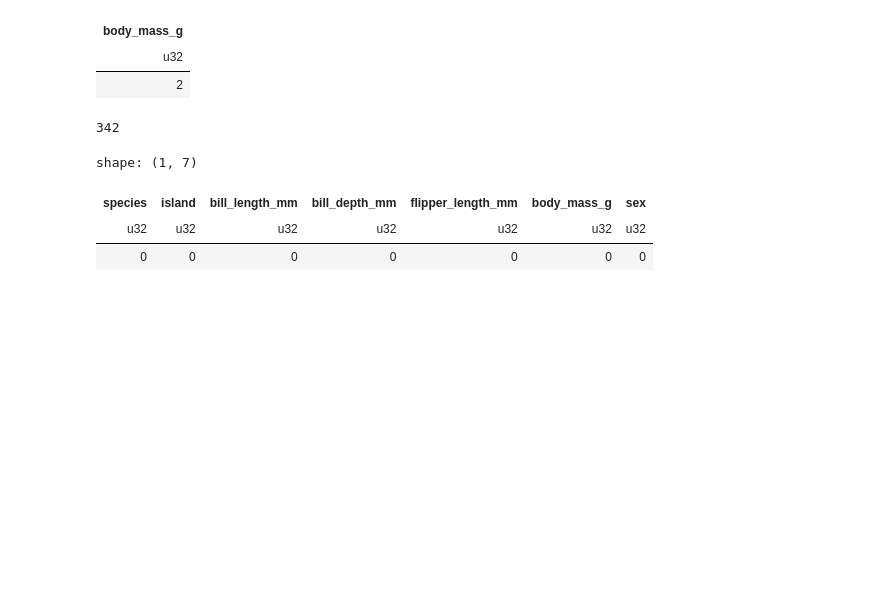
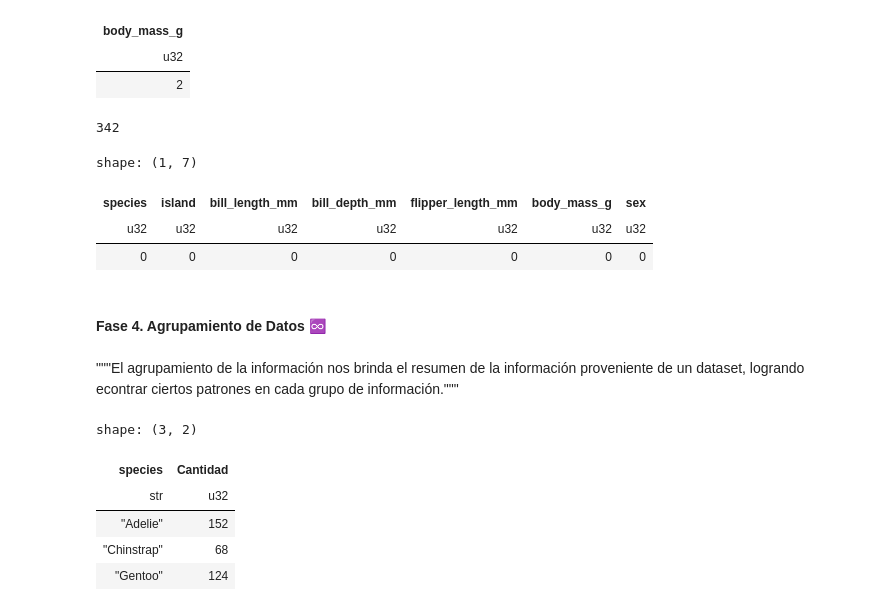
Before and after one commit to BrayanR03/Fundamentos-Pandas-y-Polars, a Jupyter notebook: polars/06_manipulacion_datos_polars.ipynb, the cells around one changed output. Cells and saved outputs as stored; diff of their text form; code cells hidden in the pictures; blank space fills up the shorter version.

Commit message:
agrupamiento de datos en pandas y polars

```diff
--- a/polars/06_manipulacion_datos_polars.ipynb
+++ b/polars/06_manipulacion_datos_polars.ipynb
@@ -668,3 +668,56 @@ df_example = df_example.fill_nan(value=pl.col("Edad").drop_nans().mean())
 df_example = df_example.with_columns(
     pl.col("Puntos").fill_nan(value=pl.col("Puntos").drop_nans().mean())
 )
+# %% [markdown]
+#### Fase 4. Agrupamiento de Datos ♾️
+# %% [markdown]
+"""El agrupamiento de la información nos brinda el resumen de la información proveniente
+de un dataset, logrando econtrar ciertos patrones en cada grupo de información."""
+# %%
+"""
+    📝 SINTAXIS:
+
+        dataset_nuevo_agrupamiento= dataset_nombre.group_by([NombreColumna1,NombreColumnaN]).agg(
+            pl.col(ColumnaAgregacion).funcionAgregacion().alias(NombreNuevoDeColumna)
+        )
+
+        ### 🧠 En este caso, debemos almacenar en una variable los cambios a realizar en el dataframe.
+
+❎ En el agrupamiento de información, podemos utilizar diversas funciones de agregación, tales como:
+
+💡.min():    ⬅️ Permite obtener el mínimo valor de la información agrupada.
+💡.max():    ⬅️ Permite obtener el máximo valor de la información agrupada.
+💡.sum():    ⬅️ Permite sumar la información de una columna cuantitativa por la información agrupada.
+💡.count():  ⬅️ Permite contar la cantidad de información de una columna por la información agrupada.
+💡.mean():   ⬅️ Permite obtener la media de una columna cuantitativa por la información agrupada.
+💡.median(): ⬅️ Permite obtener la mediana de una columna cuantitativa por la información agrupada.
+"""
+###✔️ Usaremos el dataset de "penguins"
+df_penguins = pl.read_csv("../datasets/penguins.csv",separator=",")
+# df_penguins.head()
+# %%
+## 💡 EJEMPLO 1: (AGRUPANDO POR UNA COLUMNA)
+df_agrupado_uno = df_penguins.group_by(["species"]).agg(
+    pl.col("body_mass_g").mean().alias("PromedioBMG") ## ⬅️ Hallamos la media de la columna "body_mass_g"
+)
+# df_agrupado_uno.head()
+
+## 💡 EJEMPLO 2: (AGRUPAR POR DOS COLUMNAS)
+df_agrupado_dos = df_penguins.group_by(["species","sex"]).agg(
+    pl.col("body_mass_g").mean().alias("Species_Sex_PromedioBMG")
+)
+# df_agrupado_dos.head()
+
+## 💡 EJEMPLO 3: (AGRUPAR LA INFORMACIÓN POR LA CANTIDAD DE LA MISMA COLUMNA)
+
+df_agrupado_tres = df_penguins.group_by(["species"]).agg(
+    pl.col("species").len().alias("Cantidad") ## ⬅️ .len() : función clave para traer la cantidad de datos de la columna.
+)
+df_agrupado_tres.head()
+# %% [output]
+shape: (3, 2)
+| species | Cantidad |
+| str | u32 |
+| "Adelie" | 152 |
+| "Chinstrap" | 68 |
+| "Gentoo" | 124 |
```
Also changed, not shown: 1 other file.
